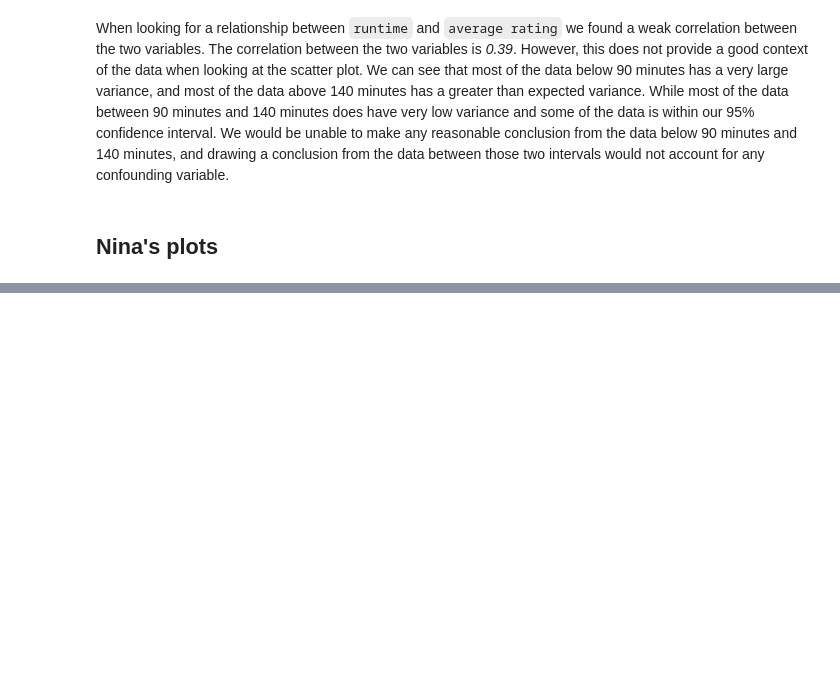
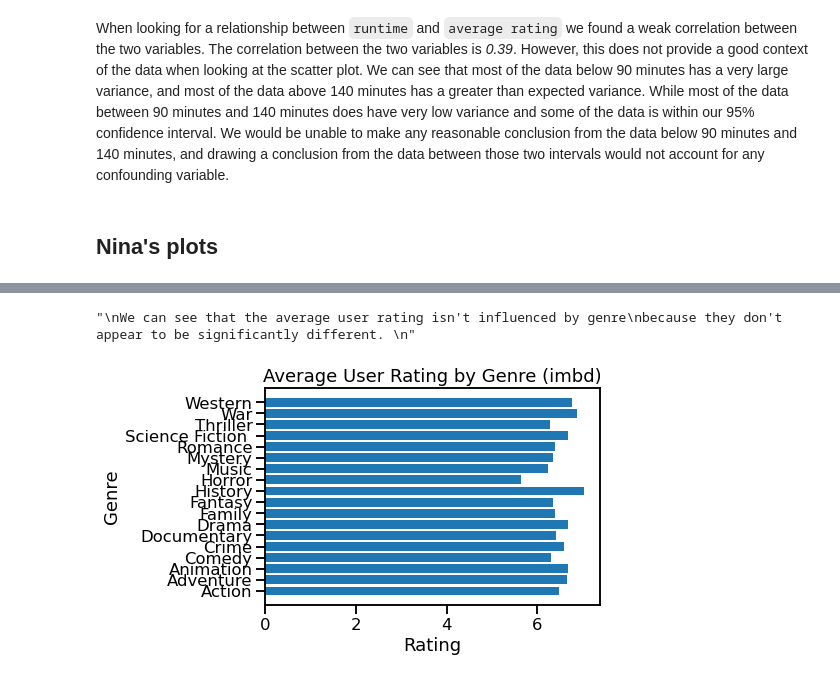
Before and after one commit to nate-walter/Movie-Studio-Project, a Jupyter notebook: Group_1_Technical_Notebook.ipynb, the cells around one changed output, grey strips where cells are left out. Saved outputs shown, nothing was run; the diff lists cells and outputs as text; code cells hidden in the pictures; blank space fills up the shorter version.

```diff
--- a/Group_1_Technical_Notebook.ipynb
+++ b/Group_1_Technical_Notebook.ipynb
@@ -611,22 +607,25 @@ def bar(height,y,x_label,y_tick_label, y_label,  title,):
     ax.set_ylabel(y_label)
     ax.set_xlabel(x_label)
 # %%
-# #Filter's df for rows where numvotes is at least 100
-# rating_df = final_merge.loc[df['numvotes'] >=100, ['genre_str', 'averagerating']]
+#Filter's df for rows where numvotes is at least 100
+rating_df = df.loc[df['numvotes'] >=100, ['genre_str', 'averagerating']]
 
-# #Groups the filtered data by genre and takes the mean of the 'averagerating' column
-# average_rating_genre = final_merge.groupby('genre_str')['averagerating'].mean()
+#Groups the filtered data by genre and takes the mean of the 'averagerating' column
+average_rating_genre = df.groupby('genre_str')['averagerating'].mean()
 
-# #Uses a horizontal bar chart to display each genres (x axis) average user rating
-# bar(
-#     average_rating_genre.values
-#     ,range(len(average_rating_genre))
-#     ,'Rating'
-#     ,average_rating_genre.index.values
-#     ,'Genre'
-#     ,'Average User Rating by Genre (imbd)'
-# )
-# '''
-# We can see that the average user rating isn't influenced by genre
-# because they don't appear to be significantly different.
-# '''
+#Uses a horizontal bar chart to display each genres (x axis) average user rating
+bar(
+    average_rating_genre.values
+    ,range(len(average_rating_genre))
+    ,'Rating'
+    ,average_rating_genre.index.values
+    ,'Genre'
+    ,'Average User Rating by Genre (imbd)'
+)
+'''
+We can see that the average user rating isn't influenced by genre
+because they don't appear to be significantly different.
+'''
+# %% [output]
+"\nWe can see that the average user rating isn't influenced by genre\nbecause they don't appear to be significantly different. \n"
+[figure, added]
```
Also changed, not shown: parts of 14 cells of this notebook, 3 other files.
